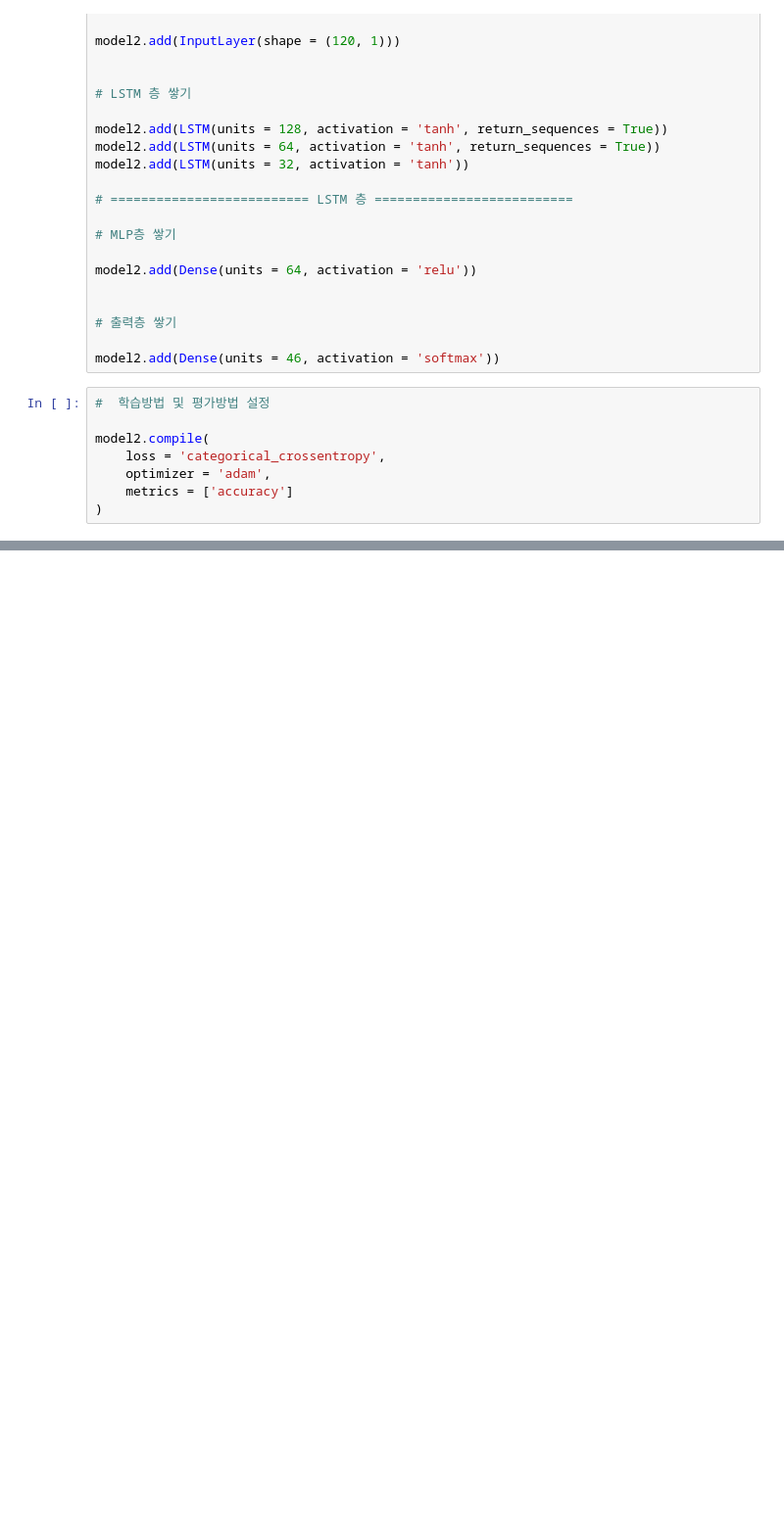
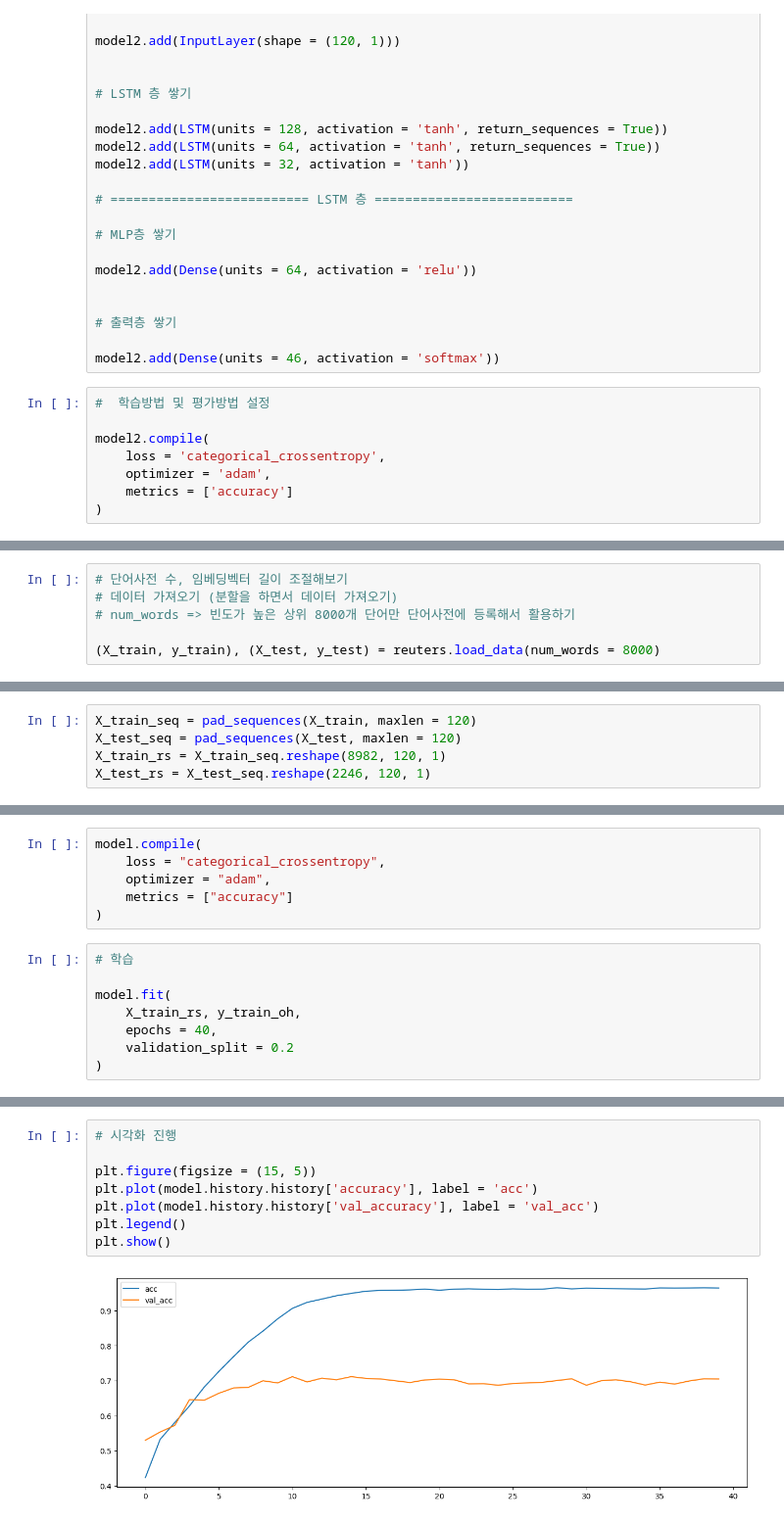
Before and after one commit to Geun8b/DeepLearning_study, a Jupyter notebook: ex07. 로이터 뉴스 분류하기.ipynb, the cells around one changed output, grey strips where cells are left out. Shown at 98% size. Cells and saved outputs as stored; diff of their text form; blank space fills up the shorter version.

```diff
--- a/ex07. 로이터 뉴스 분류하기.ipynb
+++ b/ex07. 로이터 뉴스 분류하기.ipynb
@@ -352,0 +496,6 @@ plt.show()
+# %%
+# 단어사전 수, 임베딩벡터 길이 조절해보기
+# 데이터 가져오기 (분할을 하면서 데이터 가져오기)
+# num_words => 빈도가 높은 상위 8000개 단어만 단어사전에 등록해서 활용하기
+
+(X_train, y_train), (X_test, y_test) = reuters.load_data(num_words = 8000)
@@ -352,0 +522,5 @@ plt.show()
+# %%
+X_train_seq = pad_sequences(X_train, maxlen = 120)
+X_test_seq = pad_sequences(X_test, maxlen = 120)
+X_train_rs = X_train_seq.reshape(8982, 120, 1)
+X_test_rs = X_test_seq.reshape(2246, 120, 1)
@@ -352,0 +552,14 @@ plt.show()
+# %%
+model.compile(
+    loss = "categorical_crossentropy",
+    optimizer = "adam",
+    metrics = ["accuracy"]
+)
+# %%
+# 학습
+
+model.fit(
+    X_train_rs, y_train_oh,
+    epochs = 40,
+    validation_split = 0.2
+)
@@ -352,0 +585,10 @@ plt.show()
+# %%
+# 시각화 진행
+
+plt.figure(figsize = (15, 5))
+plt.plot(model.history.history['accuracy'], label = 'acc')
+plt.plot(model.history.history['val_accuracy'], label = 'val_acc')
+plt.legend()
+plt.show()
+# %% [output]
+[figure, added]
```
Also changed, not shown: parts of 38 cells of this notebook, 1 other file.
